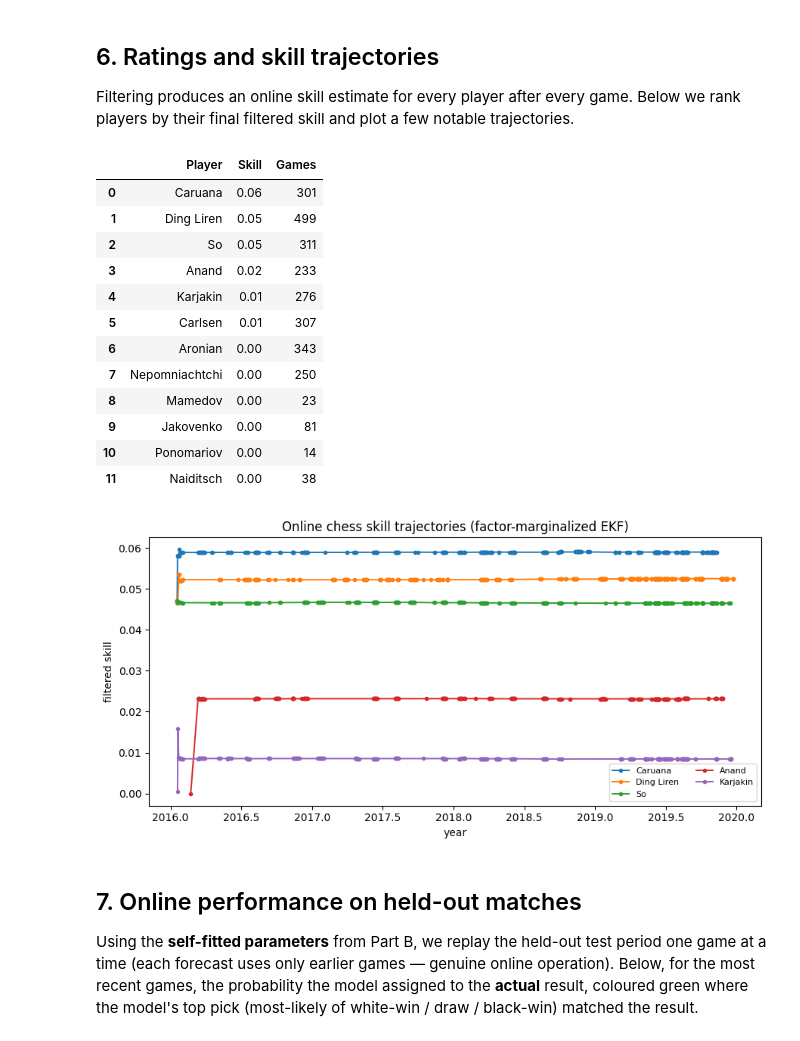
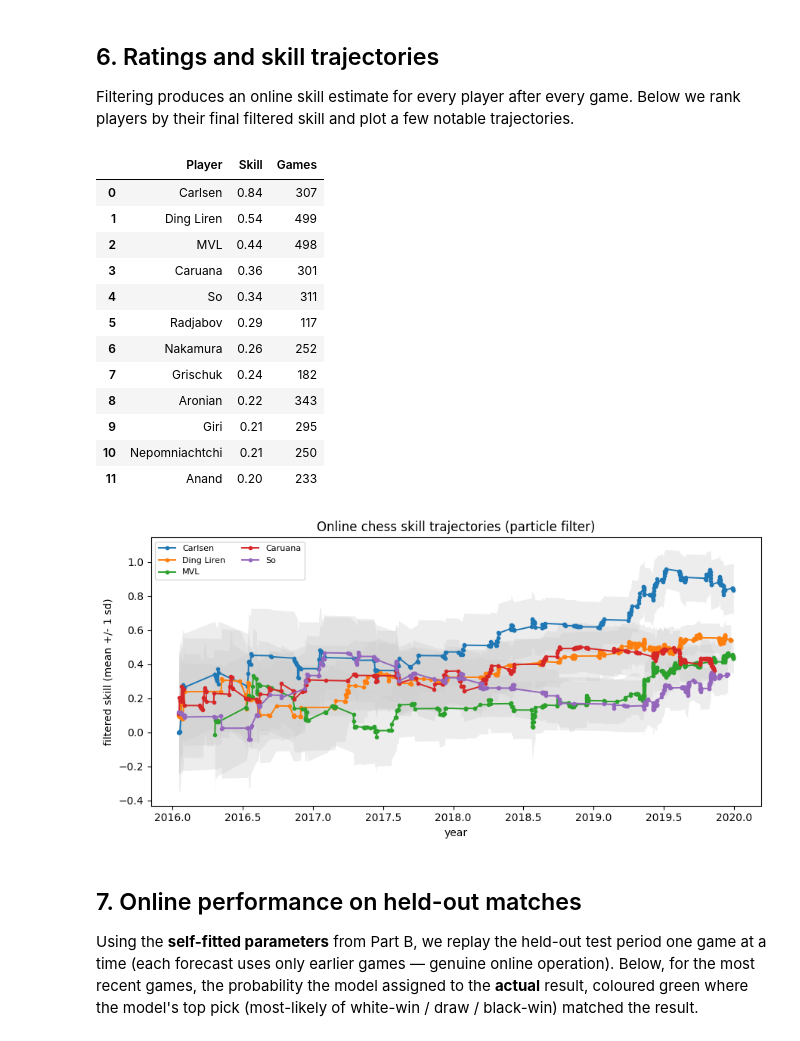
Before and after one commit to DanWaxman/dynestyx, a Jupyter notebook: docs/deep_dives/duffield_chess.ipynb, the cells around one changed output. Saved outputs shown, nothing was run; the diff lists cells and outputs as text; code cells hidden in the pictures.

```diff
--- a/docs/deep_dives/duffield_chess.ipynb
+++ b/docs/deep_dives/duffield_chess.ipynb
@@ -164,11 +164,11 @@ The MAP fit recovers hyperparameters and a held-out test NLL close to Duffield e
 
 Filtering produces an online skill estimate for every player after every game. Below we rank players by their final filtered skill and plot a few notable trajectories.
 # %%
-m = chess_model(**DUFFIELD["ExKF"])
+m = chess_model(**map_params)  # our MAP-fitted parameters
 
 
 def _filter_program():
-    with Filter(filter_config=FactorialEKFConfig(record_filtered_states_mean=True)):
+    with Filter(filter_config=FactorialPFConfig(n_particles=1000, record_filtered_states_mean=True)):
         dsx.sample("skill", m, obs_times=match_times, obs_values=match_results,
                    obs_factor_indices=match_idx)
 
@@ -176,6 +176,7 @@ def _filter_program():
 _pr = Predictive(_filter_program, num_samples=1)(jax.random.PRNGKey(0))
 final_skill = np.asarray(_pr["skill_filtered_states_mean"][0][:, 0])  # (n_players,)
 local_means = np.asarray(_pr["skill_filtered_local_states_mean"][0][:, :, 0])  # (K, 2)
+local_stds = np.asarray(_pr["skill_filtered_local_states_chol_cov"][0][:, :, 0, 0])  # (K, 2) scalar std
 
 games_played = np.bincount(np.asarray(match_idx).ravel(), minlength=n_players)
 rank = [i for i in np.argsort(-final_skill) if games_played[i] >= 10][:12]
@@ -185,40 +186,41 @@ ranking = pd.DataFrame({"Player": [id_to_name[i] for i in rank],
 ranking.reset_index(drop=True)
 # %% [output]
 |  | Player | Skill | Games |
-| 0 | Caruana | 0.06 | 301 |
-| 1 | Ding Liren | 0.05 | 499 |
-| 2 | So | 0.05 | 311 |
-| 3 | Anand | 0.02 | 233 |
-| 4 | Karjakin | 0.01 | 276 |
-| 5 | Carlsen | 0.01 | 307 |
-| 6 | Aronian | 0.00 | 343 |
-| 7 | Nepomniachtchi | 0.00 | 250 |
-| 8 | Mamedov | 0.00 | 23 |
-| 9 | Jakovenko | 0.00 | 81 |
-| 10 | Ponomariov | 0.00 | 14 |
-| 11 | Naiditsch | 0.00 | 38 |
+| 0 | Carlsen | 0.84 | 307 |
+| 1 | Ding Liren | 0.54 | 499 |
+| 2 | MVL | 0.44 | 498 |
+| 3 | Caruana | 0.36 | 301 |
+| 4 | So | 0.34 | 311 |
+| 5 | Radjabov | 0.29 | 117 |
+| 6 | Nakamura | 0.26 | 252 |
+| 7 | Grischuk | 0.24 | 182 |
+| 8 | Aronian | 0.22 | 343 |
+| 9 | Giri | 0.21 | 295 |
+| 10 | Nepomniachtchi | 0.21 | 250 |
+| 11 | Anand | 0.20 | 233 |
 # %%
-# per-game filtered skill trajectories from the recorded local-state sites
+# per-game filtered skill trajectories (mean +/- 1 sd) from the recorded local-state sites
 idx_np = np.asarray(match_idx)
 times_np = np.asarray(match_times) / 365.25 + 2016.0  # calendar years (approx)
 
 def trajectory(pid):
-    ts, sk = [], []
+    ts, sk, sd = [], [], []
     for k in range(K):
         for slot in range(2):
             if idx_np[k, slot] == pid:
-                ts.append(times_np[k]); sk.append(local_means[k, slot])
-    return np.array(ts), np.array(sk)
+                ts.append(times_np[k]); sk.append(local_means[k, slot]); sd.append(local_stds[k, slot])
+    return np.array(ts), np.array(sk), np.array(sd)
 
 fig, ax = plt.subplots(figsize=(9, 4.5))
 for pid in rank[:5]:
-    ts, sk = trajectory(pid)
+    ts, sk, sd = trajectory(pid)
+    ax.fill_between(ts, sk - sd, sk + sd, color="0.8", alpha=0.35, lw=0)  # +/-1 sd, light grey
     ax.plot(ts, sk, marker="o", ms=3, lw=1.4, label=id_to_name[pid])
-ax.set_xlabel("year"); ax.set_ylabel("filtered skill"); ax.legend(fontsize=8, ncol=2)
-ax.set_title("Online chess skill trajectories (factor-marginalized EKF)")
+ax.set_xlabel("year"); ax.set_ylabel("filtered skill (mean +/- 1 sd)"); ax.legend(fontsize=8, ncol=2)
+ax.set_title("Online chess skill trajectories (particle filter)")
 plt.tight_layout(); plt.show()
 # %% [output]
-[figure, old version]
+[figure, new version]
 # %% [markdown]
 ## 7. Online performance on held-out matches
 
```
Also changed, not shown: 2 other files.
